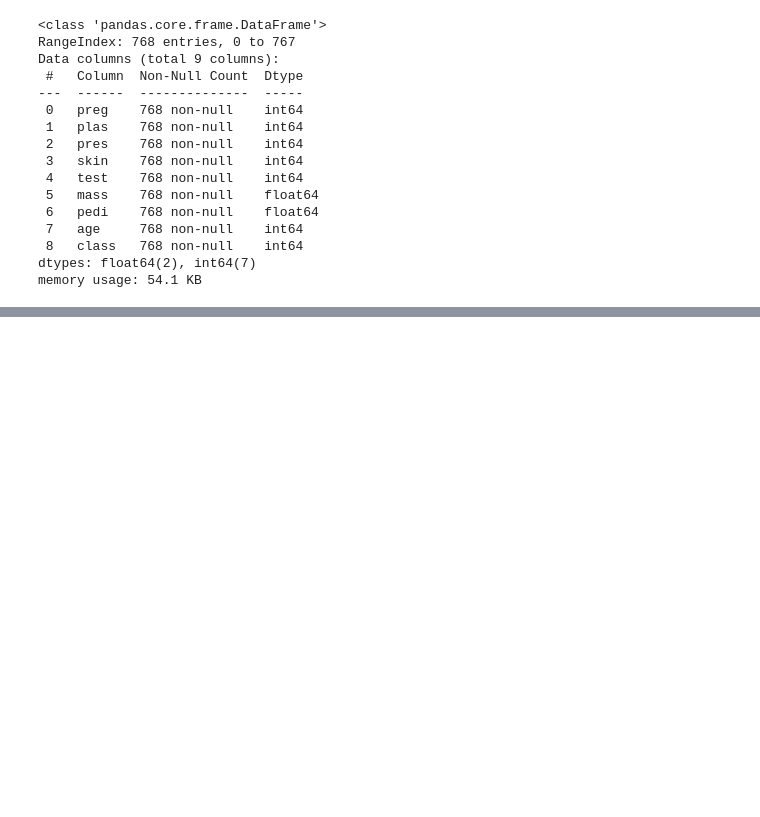
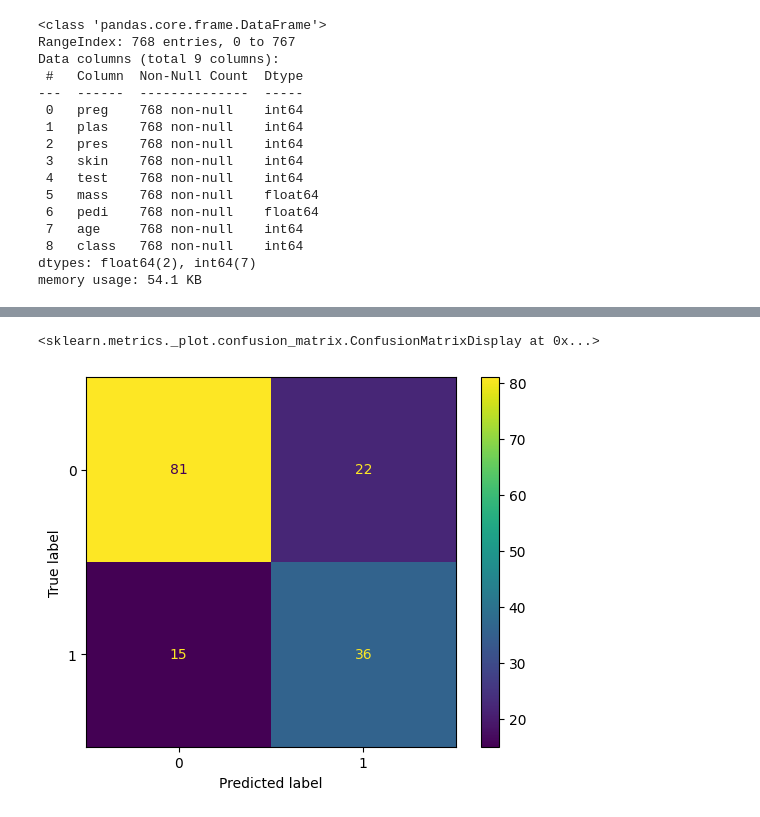
Before and after one commit to nessapatino/ONLINE_DS_THEBRIDGE_VANEPATINO, a Jupyter notebook: Sprint_13/Unidad_02/Practica_Obligatoria/18_Practica_Obligatoria_Ensamblado_de_modelos,_bagging,_boosting,_random_forest_y_gbts.ipynb, the cells around one changed output, grey strips where cells are left out. Drawn from its saved outputs; the diff is of its cells as text; code cells hidden in the pictures; blank space fills up the shorter version.

```diff
--- a/Sprint_13/Unidad_02/Practica_Obligatoria/18_Practica_Obligatoria_Ensamblado_de_modelos,_bagging,_boosting,_random_forest_y_gbts.ipynb
+++ b/Sprint_13/Unidad_02/Practica_Obligatoria/18_Practica_Obligatoria_Ensamblado_de_modelos,_bagging,_boosting,_random_forest_y_gbts.ipynb
@@ -83,0 +135,9 @@ memory usage: 54.1 KB
+# %%
+X_train,X_test,y_train,y_test = train_test_split(df.drop(columns= target), df[target], test_size= 0.2, random_state= 73)
+# %%
+model_names = ["Random Forest","XGBoost","LightGBM"]
+rf_clf = RandomForestClassifier(random_state= 42)
+xgb_clf = XGBClassifier(random_state = 42)
+lgb_clf = LGBMClassifier(random_state= 42, verbose = -100)
+
+model_set = [rf_clf, xgb_clf, lgb_clf]
@@ -83,0 +179,15 @@ memory usage: 54.1 KB
+# %%
+param_grid = {"n_estimators": [200,300,500],
+    "max_depth": [3,6,9],
+    "min_samples_leaf": [10,20,40],
+    "max_features": ["sqrt","log2",None],
+    "class_weight": ["balanced", None]
+}
+
+rf_grid = GridSearchCV(rf_clf,
+                       param_grid= param_grid,
+                       cv = 5,
+                       scoring = "balanced_accuracy",
+                       n_jobs = -1)
+
+rf_grid.fit(X_train, y_train)
@@ -83,0 +260,3 @@ memory usage: 54.1 KB
+# %%
+y_pred = rf_grid.predict(X_test)
+print(classification_report(y_test, y_pred))
@@ -83,0 +272,5 @@ memory usage: 54.1 KB
+# %%
+ConfusionMatrixDisplay.from_predictions(y_test, y_pred)
+# %% [output]
+<sklearn.metrics._plot.confusion_matrix.ConfusionMatrixDisplay at 0x...>
+[figure, added]
```
Also changed, not shown: parts of 22 cells of this notebook.
